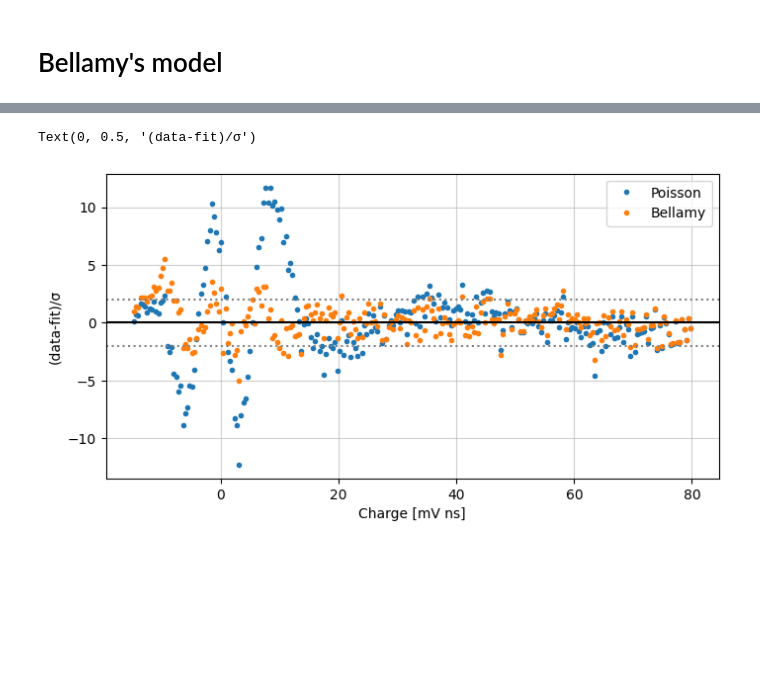
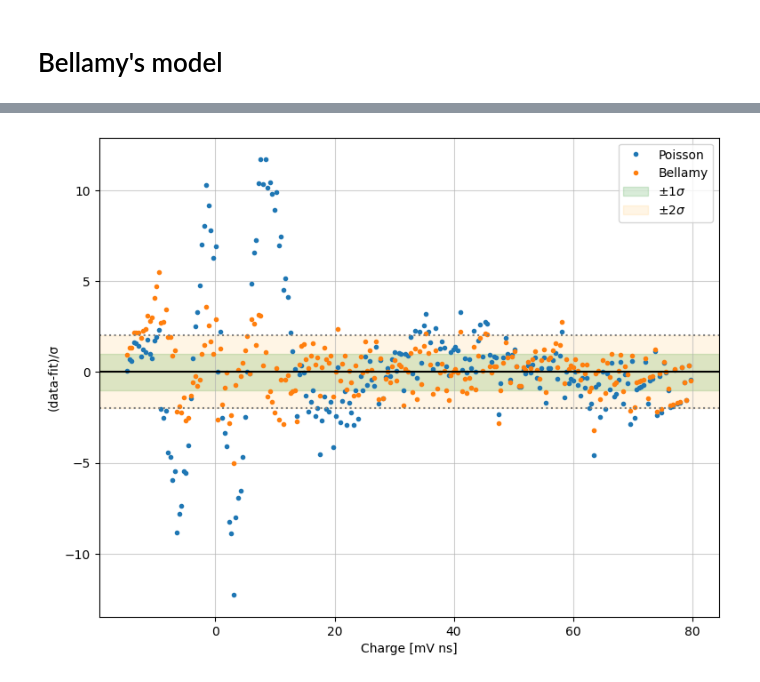
Before and after one commit to TAU-neutrino-lab/PMT-characterization, a Jupyter notebook: PMT-calibration/generic_fit.ipynb, the cells around one changed output, grey strips where cells are left out. Saved outputs shown, nothing was run; the diff lists cells and outputs as text; code cells hidden in the pictures; blank space fills up the shorter version.

```diff
--- a/PMT-calibration/generic_fit.ipynb
+++ b/PMT-calibration/generic_fit.ipynb
@@ -36,7 +33,7 @@ file_name = "WA0089_850V_20MHz_Cold_led1"
 data_dir = Path("data/WA0089/LED_sweep/260615")
 
 # Set to a number for quick iteration, or None to use all matching files.
-max_files = None
+max_files = 1
 
 files = find_pmt_files(data_dir, file_name, max_files=max_files)
 
@@ -372,63 +402,32 @@ plt.legend()
 # %%
+
+fig, ax = plt.subplots( 1, 1, figsize=(9, 7), gridspec_kw={"height_ratios": [3], "hspace": 0.05})
+
 counts = fit_poisson["counts"]
 
-sigma = np.sqrt(
-    np.maximum(
-        counts,
-        1,
-    )
-)
+sigma = np.sqrt( np.maximum( counts, 1, ))
 
-res_poisson = (
-    counts
-    - fit_poisson["model_counts"]
-) / sigma
+res_poisson = ( counts - fit_poisson["model_counts"] ) / sigma
+res_bellamy = ( counts - fit_bellamy["model_counts"] ) / sigma
 
-res_bellamy = (
-    counts
-    - fit_bellamy["model_counts"]
-) / sigma
+ax.plot( fit_poisson["centers"], res_poisson, ".", label="Poisson" )
+ax.plot( fit_bellamy["centers"], res_bellamy, ".", label="Bellamy" )
 
-plt.figure(figsize=(8,4))
+ax.axhline( 0, color="black" )
+ax.axhline( 2, color="gray", ls=":" )
+ax.axhline( -2, color="gray", ls=":" )
 
-plt.plot(
-    fit_poisson["centers"],
-    res_poisson,
-    ".",
-    label="Poisson",
-)
+ax.axhspan( -1, 1, alpha=0.15,  color="green", label=r"$\pm1\sigma$" )
+ax.axhspan( -2, 2, alpha=0.10 , color="orange", label=r"$\pm2\sigma$")
 
-plt.plot(
-    fit_bellamy["centers"],
-    res_bellamy,
-    ".",
-    label="Bellamy",
-)
+ax.legend()
 
-plt.axhline(
-    0,
-    color="black",
-)
+ax.set_xlabel("Charge [mV ns]")
+ax.set_ylabel("(data-fit)/σ")
 
-plt.axhline(
-    2,
-    color="gray",
-    ls=":",
-)
-
-plt.axhline(
-    -2,
-    color="gray",
-    ls=":",
-)
-
-plt.legend()
-
-plt.xlabel("Charge [mV ns]")
-plt.ylabel("(data-fit)/σ")
+save_plot(fig, save_plots, save_dir, file_nickname, f"fit_residual_comparison",  Nevents=None);
 # %% [output]
-Text(0, 0.5, '(data-fit)/σ')
-[figure, old version]
+[figure, new version]
 # %%
 poisson_table = fit_result_table(
     fit_poisson
```
Also changed, not shown: parts of 14 cells of this notebook, 5 other files.
